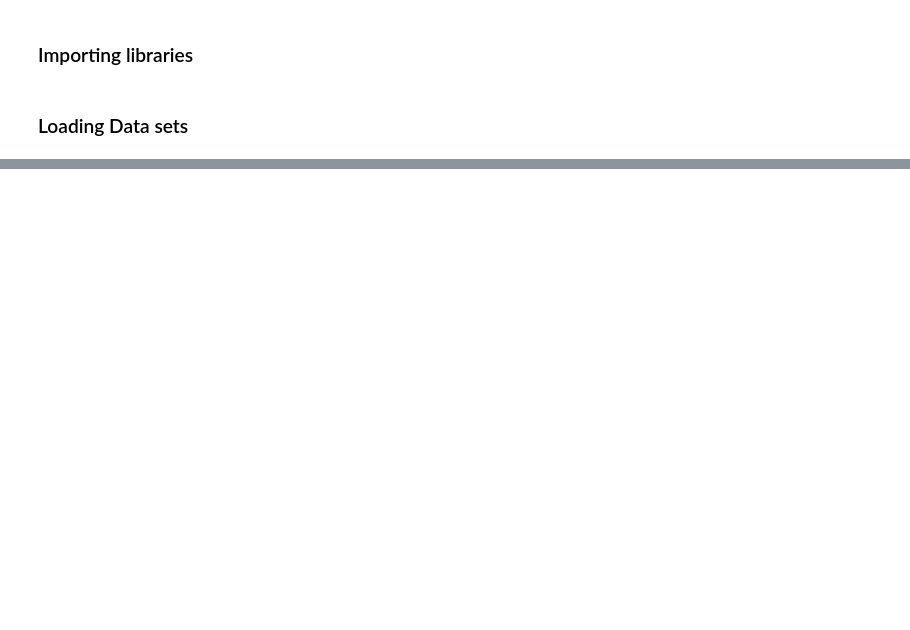
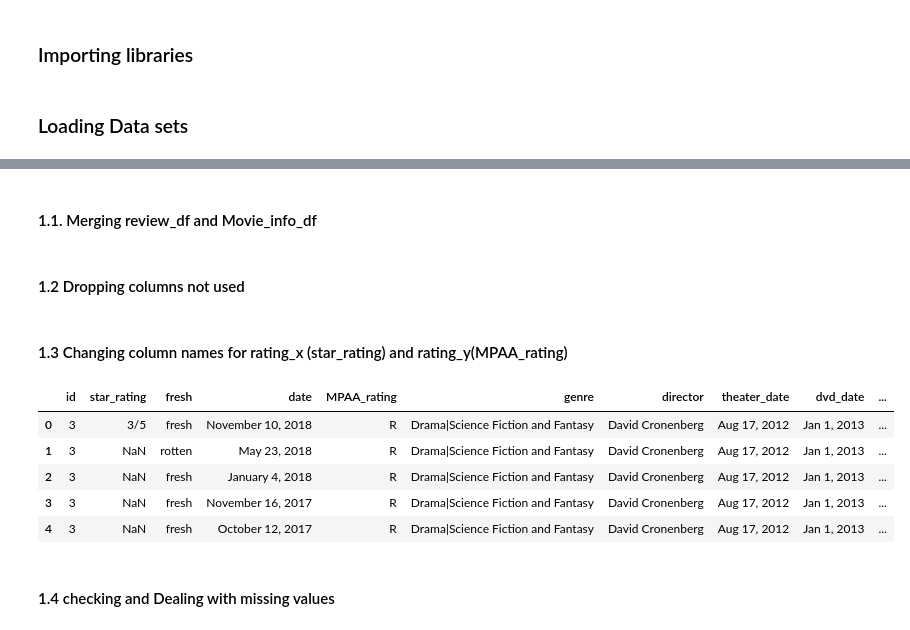
Before and after one commit to kev065/movie-studio-project, a Jupyter notebook: index.ipynb, the cells around one changed output, grey strips where cells are left out. Drawn from its saved outputs; the diff is of its cells as text; code cells hidden in the pictures; blank space fills up the shorter version.

```diff
--- a/index.ipynb
+++ b/index.ipynb
@@ -74,0 +75,2 @@ imdb_df
+# %% [markdown]
+#### 1.1. Merging review_df and Movie_info_df
@@ -74,0 +80,2 @@ imdb_df
+# %% [markdown]
+#### 1.2 Dropping columns not used
@@ -74,0 +87,14 @@ imdb_df
+# %% [markdown]
+#### 1.3 Changing column names for rating_x (star_rating) and rating_y(MPAA_rating)
+# %%
+merged_df.rename(columns={'rating_x': 'star_rating', 'rating_y': 'MPAA_rating'}, inplace=True)
+merged_df.head()
+# %% [output]
+|  | id | star_rating | fresh | date | MPAA_rating | genre | director | theater_date | dvd_date | ... |
+| 0 | 3 | 3/5 | fresh | November 10, 2018 | R | Drama|Science Fiction and Fantasy | David Cronenberg | Aug 17, 2012 | Jan 1, 2013 | ... |
+| 1 | 3 | NaN | rotten | May 23, 2018 | R | Drama|Science Fiction and Fantasy | David Cronenberg | Aug 17, 2012 | Jan 1, 2013 | ... |
+| 2 | 3 | NaN | fresh | January 4, 2018 | R | Drama|Science Fiction and Fantasy | David Cronenberg | Aug 17, 2012 | Jan 1, 2013 | ... |
+| 3 | 3 | NaN | fresh | November 16, 2017 | R | Drama|Science Fiction and Fantasy | David Cronenberg | Aug 17, 2012 | Jan 1, 2013 | ... |
+| 4 | 3 | NaN | fresh | October 12, 2017 | R | Drama|Science Fiction and Fantasy | David Cronenberg | Aug 17, 2012 | Jan 1, 2013 | ... |
+# %% [markdown]
+#### 1.4 checking and Dealing with missing values
```
Also changed, not shown: parts of 19 cells of this notebook, 1 other file.
